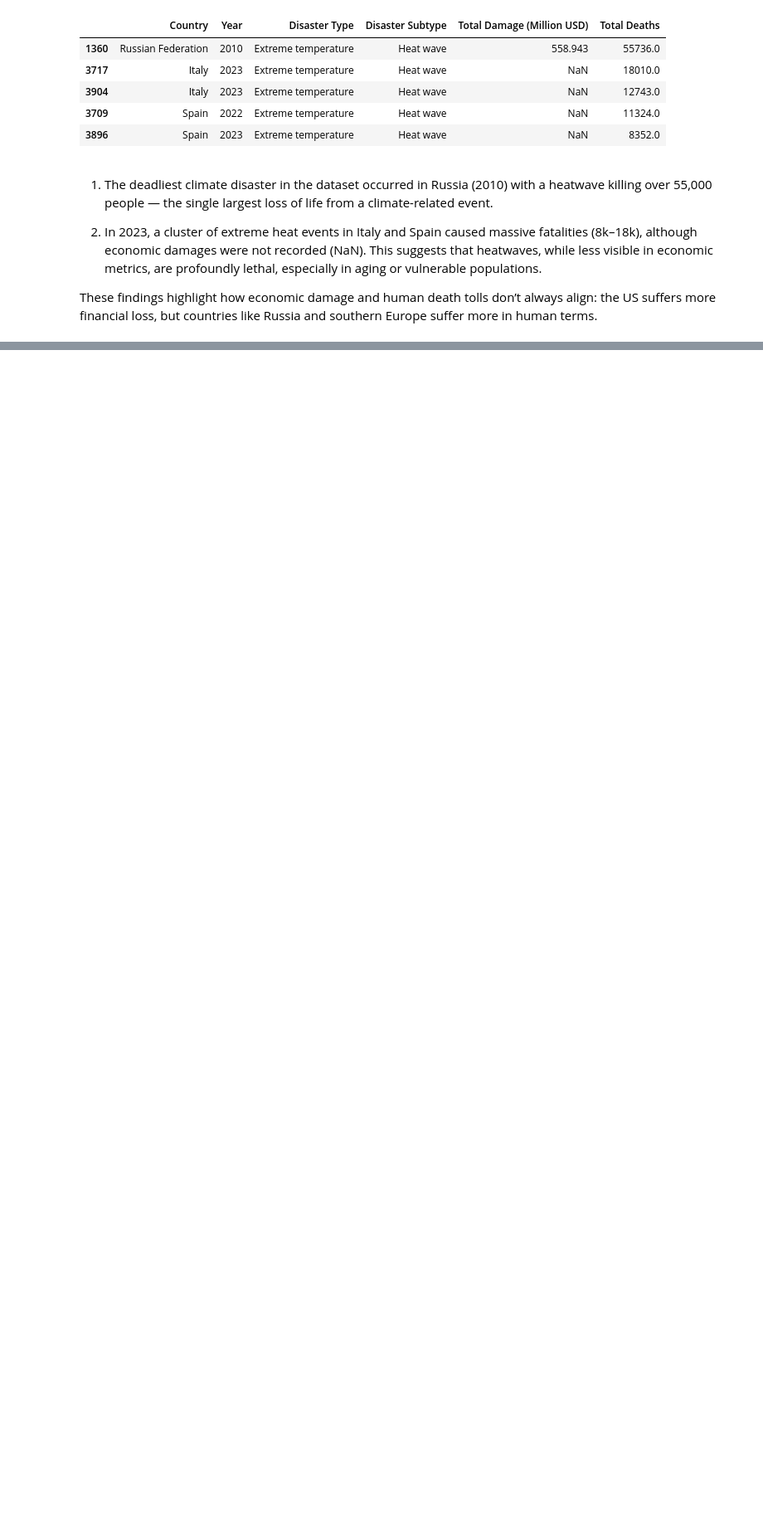
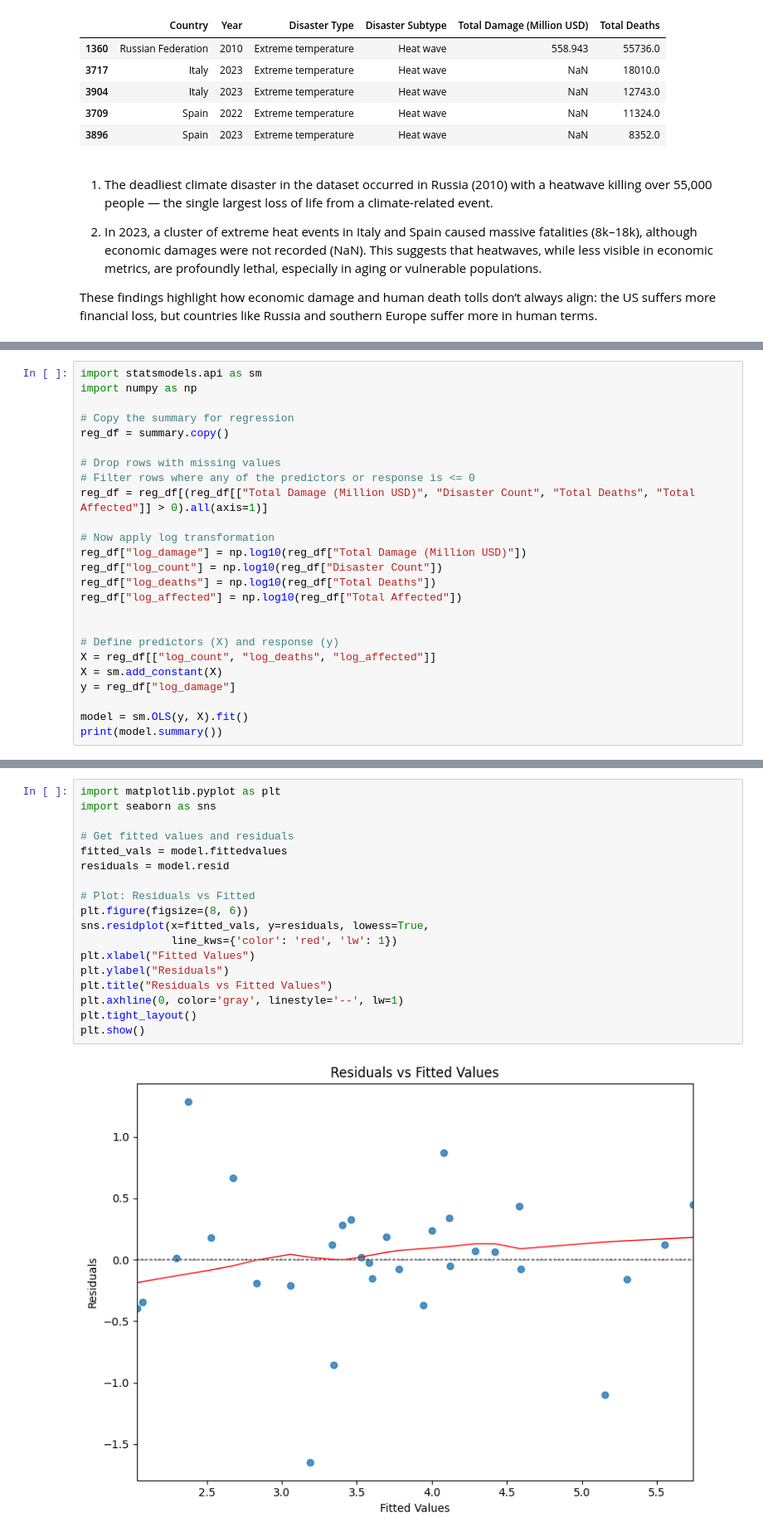
Before and after one commit to Graspp-25-Spring/GraSPP-25S-climatechange, a Jupyter notebook: notebooks/20250525_Disaster_Data.ipynb, the cells around one changed output, grey strips where cells are left out. Shown at 83% size. Drawn from its saved outputs; the diff is of its cells as text; blank space fills up the shorter version.

```diff
--- a/notebooks/20250525_Disaster_Data.ipynb
+++ b/notebooks/20250525_Disaster_Data.ipynb
@@ -356,0 +358,25 @@ These findings highlight how economic damage and human death tolls don’t alway
+# %%
+import statsmodels.api as sm
+import numpy as np
+
+# Copy the summary for regression
+reg_df = summary.copy()
+
+# Drop rows with missing values
+# Filter rows where any of the predictors or response is <= 0
+reg_df = reg_df[(reg_df[["Total Damage (Million USD)", "Disaster Count", "Total Deaths", "Total Affected"]] > 0).all(axis=1)]
+
+# Now apply log transformation
+reg_df["log_damage"] = np.log10(reg_df["Total Damage (Million USD)"])
+reg_df["log_count"] = np.log10(reg_df["Disaster Count"])
+reg_df["log_deaths"] = np.log10(reg_df["Total Deaths"])
+reg_df["log_affected"] = np.log10(reg_df["Total Affected"])
+
+
+# Define predictors (X) and response (y)
+X = reg_df[["log_count", "log_deaths", "log_affected"]]
+X = sm.add_constant(X)
+y = reg_df["log_damage"]
+
+model = sm.OLS(y, X).fit()
+print(model.summary())
@@ -356,0 +401,20 @@ These findings highlight how economic damage and human death tolls don’t alway
+# %%
+import matplotlib.pyplot as plt
+import seaborn as sns
+
+# Get fitted values and residuals
+fitted_vals = model.fittedvalues
+residuals = model.resid
+
+# Plot: Residuals vs Fitted
+plt.figure(figsize=(8, 6))
+sns.residplot(x=fitted_vals, y=residuals, lowess=True,
+              line_kws={'color': 'red', 'lw': 1})
+plt.xlabel("Fitted Values")
+plt.ylabel("Residuals")
+plt.title("Residuals vs Fitted Values")
+plt.axhline(0, color='gray', linestyle='--', lw=1)
+plt.tight_layout()
+plt.show()
+# %% [output]
+[figure, added]
```
Also changed, not shown: parts of 5 cells of this notebook.
